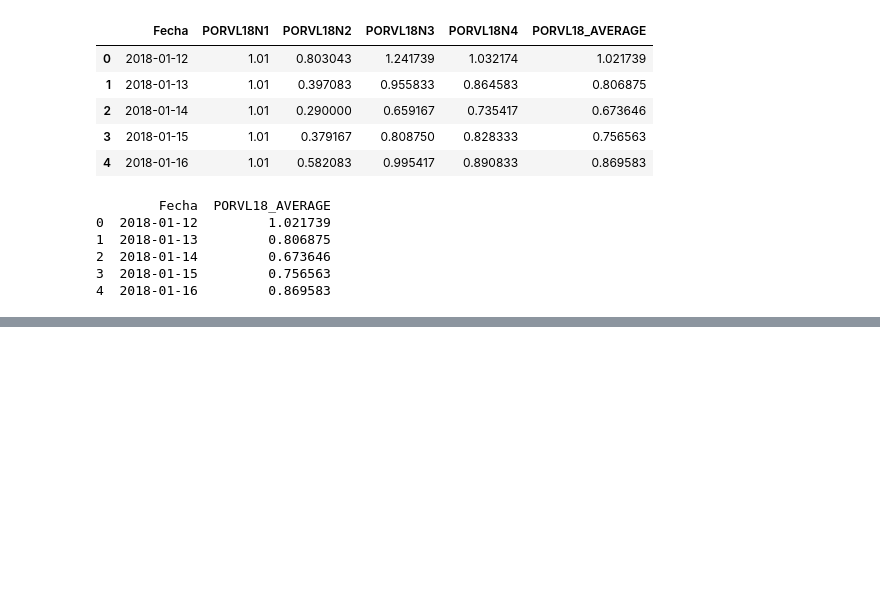
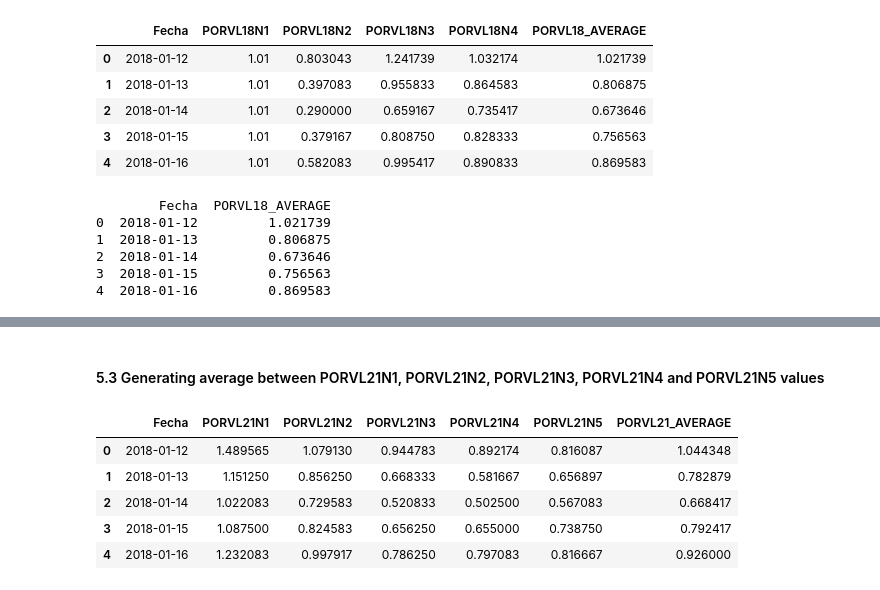
Before and after one commit to bgarcial/sioma_project, a Jupyter notebook: notebooks/averaging_data/PhreaticLevel/28-weeks_January-12_August-03_2018/03-bgarcial-phreatic_level_generating_average_between-nodes_values.ipynb, the cells around one changed output, grey strips where cells are left out. Saved outputs shown, nothing was run; the diff lists cells and outputs as text; code cells hidden in the pictures; blank space fills up the shorter version.

Commit message:
Merging PORVL21N1 with N2,N3,N4 and N5 to generate average.

```diff
--- a/notebooks/averaging_data/PhreaticLevel/28-weeks_January-12_August-03_2018/03-bgarcial-phreatic_level_generating_average_between-nodes_values.ipynb
+++ b/notebooks/averaging_data/PhreaticLevel/28-weeks_January-12_August-03_2018/03-bgarcial-phreatic_level_generating_average_between-nodes_values.ipynb
@@ -595,0 +624,3 @@ phreatic_level_l18_28w_avg_pd.to_csv( '../../../../data/interim/PhreaticLevel/'
+# %%
+# https://pandas.pydata.org/pandas-docs/stable/generated/pandas.DataFrame.merge.html
+phreatic_level_l21_n1_n2_28w_avg_pd = pd.merge(phreatic_level_l21n1_28w_avg_pd, phreatic_level_l21n2_28w_avg_pd, how='inner', on='Fecha')
@@ -595,0 +638,3 @@ phreatic_level_l18_28w_avg_pd.to_csv( '../../../../data/interim/PhreaticLevel/'
+# %%
+# https://pandas.pydata.org/pandas-docs/stable/generated/pandas.DataFrame.merge.html
+phreatic_level_l21_n3_n4_28w_avg_pd = pd.merge(phreatic_level_l21n3_28w_avg_pd, phreatic_level_l21n4_28w_avg_pd, how='inner', on='Fecha')
@@ -595,0 +643,2 @@ phreatic_level_l18_28w_avg_pd.to_csv( '../../../../data/interim/PhreaticLevel/'
+# %%
+phreatic_level_l21_n1_n2_n3_n4_28w_avg_pd = pd.merge(phreatic_level_l21_n1_n2_28w_avg_pd, phreatic_level_l21_n3_n4_28w_avg_pd, how='inner', on='Fecha')
@@ -595,0 +662,2 @@ phreatic_level_l18_28w_avg_pd.to_csv( '../../../../data/interim/PhreaticLevel/'
+# %%
+phreatic_level_l21_28w_avg_pd = pd.merge(phreatic_level_l21_n1_n2_n3_n4_28w_avg_pd, phreatic_level_l21n5_28w_avg_pd, how='inner', on='Fecha')
@@ -595,0 +673,12 @@ phreatic_level_l18_28w_avg_pd.to_csv( '../../../../data/interim/PhreaticLevel/'
+# %% [markdown]
+#### 5.3 Generating average between PORVL21N1, PORVL21N2, PORVL21N3, PORVL21N4 and PORVL21N5 values
+# %%
+phreatic_level_l21_28w_avg_pd['PORVL21_AVERAGE'] = phreatic_level_l21_28w_avg_pd.mean(axis=1)
+phreatic_level_l21_28w_avg_pd.head()
+# %% [output]
+|  | Fecha | PORVL21N1 | PORVL21N2 | PORVL21N3 | PORVL21N4 | PORVL21N5 | PORVL21_AVERAGE |
+| 0 | 2018-01-12 | 1.489565 | 1.079130 | 0.944783 | 0.892174 | 0.816087 | 1.044348 |
+| 1 | 2018-01-13 | 1.151250 | 0.856250 | 0.668333 | 0.581667 | 0.656897 | 0.782879 |
+| 2 | 2018-01-14 | 1.022083 | 0.729583 | 0.520833 | 0.502500 | 0.567083 | 0.668417 |
+| 3 | 2018-01-15 | 1.087500 | 0.824583 | 0.656250 | 0.655000 | 0.738750 | 0.792417 |
+| 4 | 2018-01-16 | 1.232083 | 0.997917 | 0.786250 | 0.797083 | 0.816667 | 0.926000 |
```
Also changed, not shown: parts of 12 cells of this notebook, 2 other files.
